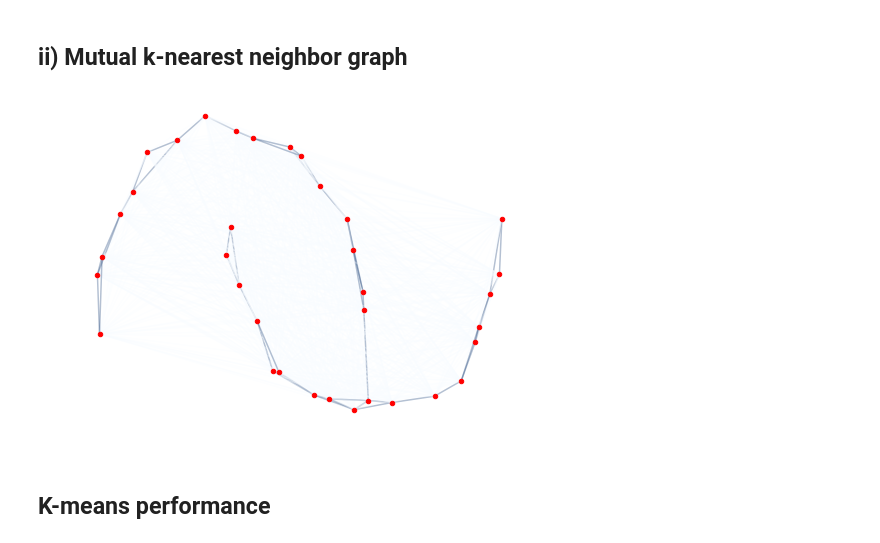
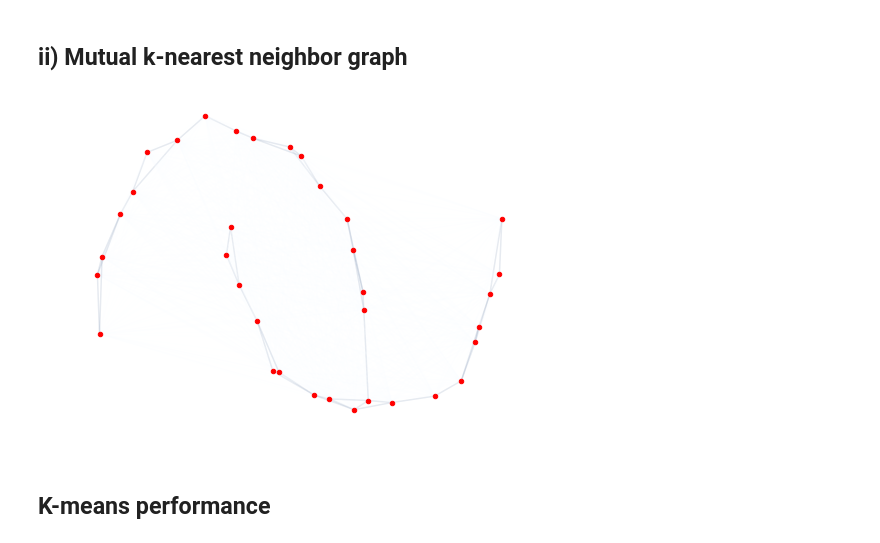
Before and after one commit to msarrias/spectral-clustering, a Jupyter notebook: playground.ipynb, the cells around one changed output. Cells and saved outputs as stored; diff of their text form; code cells hidden in the pictures.

```diff
--- a/playground.ipynb
+++ b/playground.ipynb
@@ -42,11 +42,11 @@ A= A.toarray()
 # %%
 #create graph
 km = f.create_weighted_Graph(A)
 #Plot graph
 f.plot_Graph(km, nodes_position,
-               title = '')
+               title = '',alpha=0.1)
 # %% [output]
-[figure, old version]
+[figure, new version]
 # %% [markdown]
 ## K-means performance
 # %%
```
Also changed, not shown: parts of 14 cells of this notebook.
